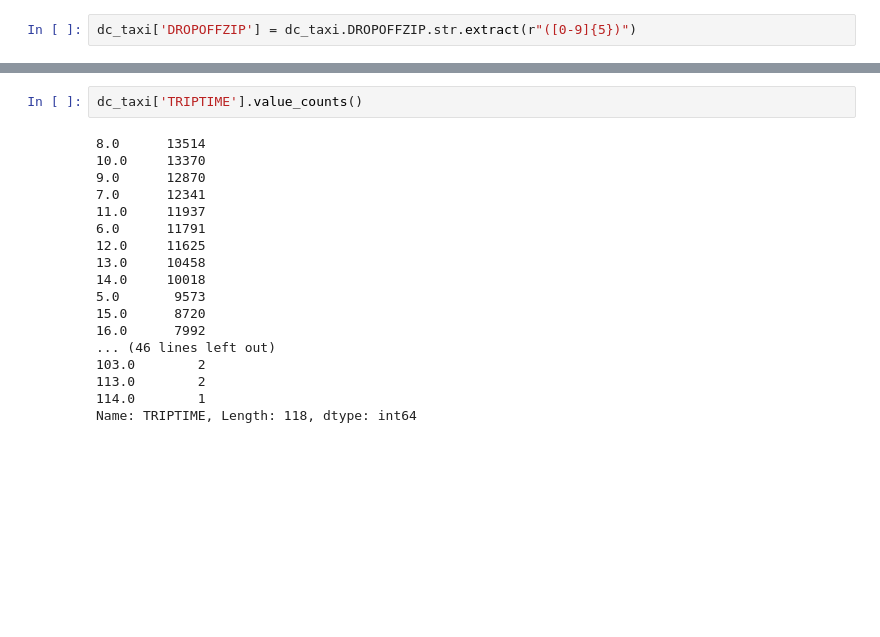
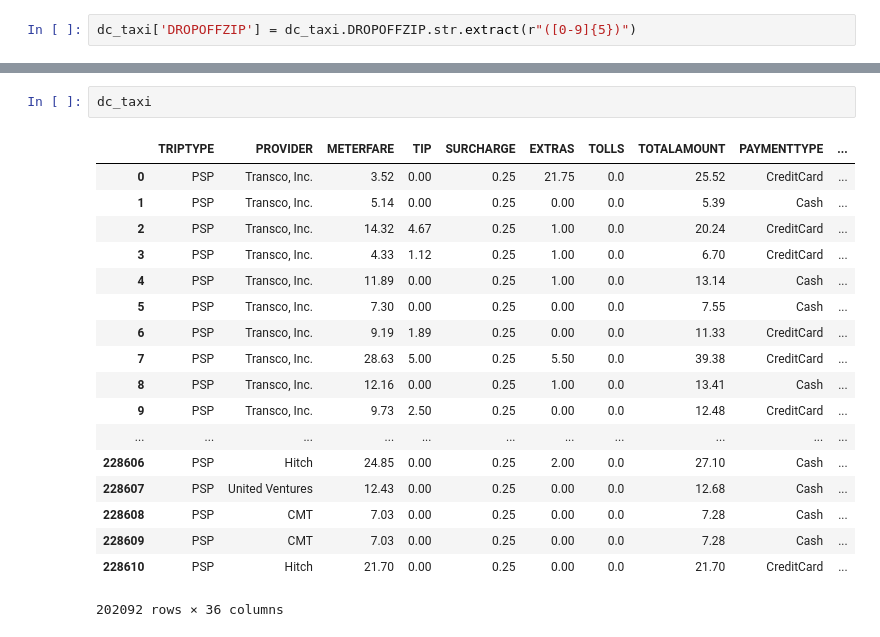
Before and after one commit to keita-dc/FlatironProject4, a Jupyter notebook: DC_taxi_trips.ipynb, the cells around one changed output, grey strips where cells are left out. Saved outputs shown, nothing was run; the diff lists cells and outputs as text; blank space fills up the shorter version.

```diff
--- a/DC_taxi_trips.ipynb
+++ b/DC_taxi_trips.ipynb
@@ -491,20 +466,21 @@ Warnings:
 # %%
-dc_taxi['TRIPTIME'].value_counts()
+dc_taxi
 # %% [output]
+|  | TRIPTYPE | PROVIDER | METERFARE | TIP | SURCHARGE | EXTRAS | TOLLS | TOTALAMOUNT | PAYMENTTYPE | ... |
+| 0 | PSP | Transco, Inc. | 3.52 | 0.00 | 0.25 | 21.75 | 0.0 | 25.52 | CreditCard | ... |
+| 1 | PSP | Transco, Inc. | 5.14 | 0.00 | 0.25 | 0.00 | 0.0 | 5.39 | Cash | ... |
+| 2 | PSP | Transco, Inc. | 14.32 | 4.67 | 0.25 | 1.00 | 0.0 | 20.24 | CreditCard | ... |
+| 3 | PSP | Transco, Inc. | 4.33 | 1.12 | 0.25 | 1.00 | 0.0 | 6.70 | CreditCard | ... |
+| 4 | PSP | Transco, Inc. | 11.89 | 0.00 | 0.25 | 1.00 | 0.0 | 13.14 | Cash | ... |
+| 5 | PSP | Transco, Inc. | 7.30 | 0.00 | 0.25 | 0.00 | 0.0 | 7.55 | Cash | ... |
+| 6 | PSP | Transco, Inc. | 9.19 | 1.89 | 0.25 | 0.00 | 0.0 | 11.33 | CreditCard | ... |
+| 7 | PSP | Transco, Inc. | 28.63 | 5.00 | 0.25 | 5.50 | 0.0 | 39.38 | CreditCard | ... |
+| 8 | PSP | Transco, Inc. | 12.16 | 0.00 | 0.25 | 1.00 | 0.0 | 13.41 | Cash | ... |
+| 9 | PSP | Transco, Inc. | 9.73 | 2.50 | 0.25 | 0.00 | 0.0 | 12.48 | CreditCard | ... |
+| ... | ... | ... | ... | ... | ... | ... | ... | ... | ... | ... |
+| 228606 | PSP | Hitch | 24.85 | 0.00 | 0.25 | 2.00 | 0.0 | 27.10 | Cash | ... |
+| 228607 | PSP | United Ventures | 12.43 | 0.00 | 0.25 | 0.00 | 0.0 | 12.68 | Cash | ... |
+| 228608 | PSP | CMT | 7.03 | 0.00 | 0.25 | 0.00 | 0.0 | 7.28 | Cash | ... |
+| 228609 | PSP | CMT | 7.03 | 0.00 | 0.25 | 0.00 | 0.0 | 7.28 | Cash | ... |
+| 228610 | PSP | Hitch | 21.70 | 0.00 | 0.25 | 0.00 | 0.0 | 21.70 | CreditCard | ... |
-8.0      13514
-10.0     13370
-9.0      12870
-7.0      12341
-11.0     11937
-6.0      11791
-12.0     11625
-13.0     10458
-14.0     10018
-5.0       9573
-15.0      8720
-16.0      7992
-... (46 lines left out)
-103.0        2
-113.0        2
-114.0        1
-Name: TRIPTIME, Length: 118, dtype: int64
+202092 rows × 36 columns
```
Also changed, not shown: parts of 9 cells of this notebook.
